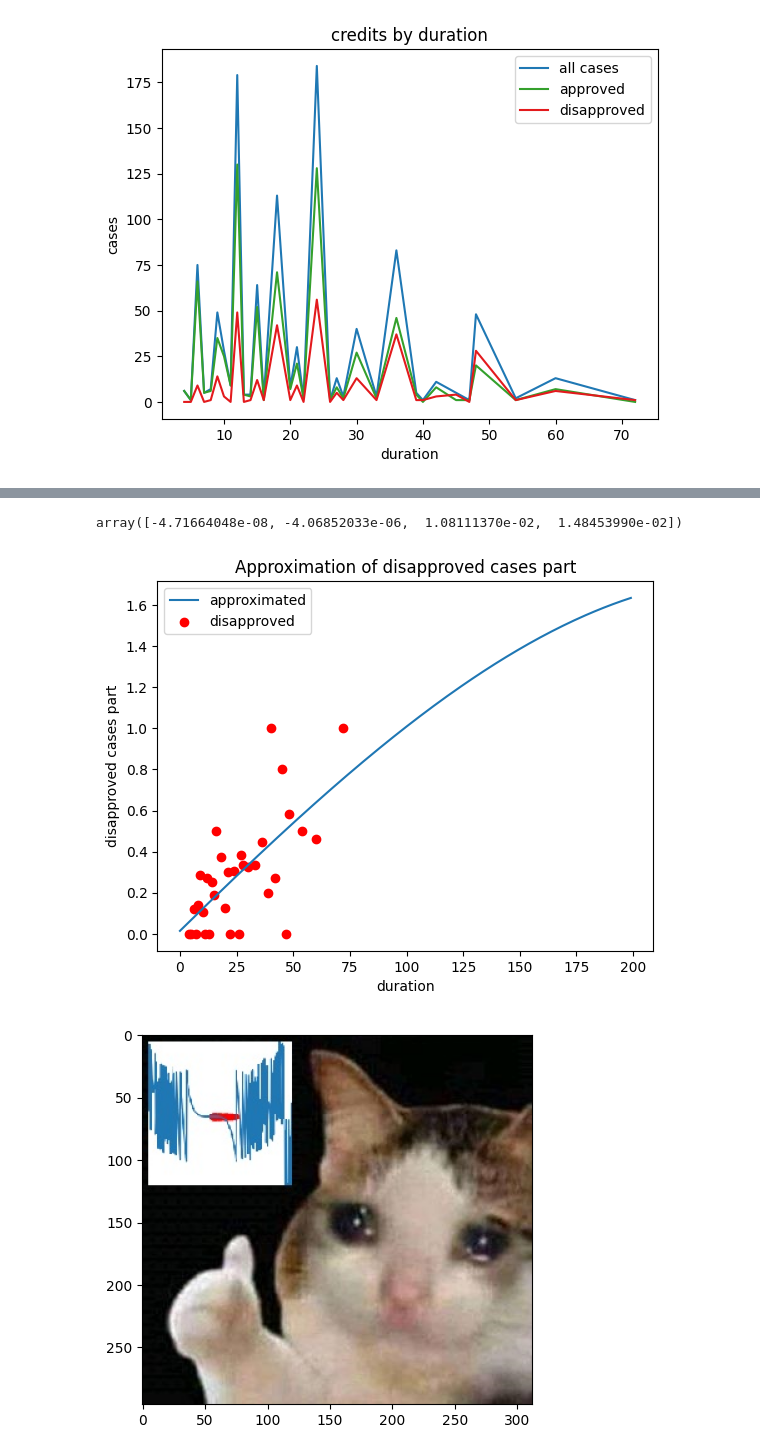
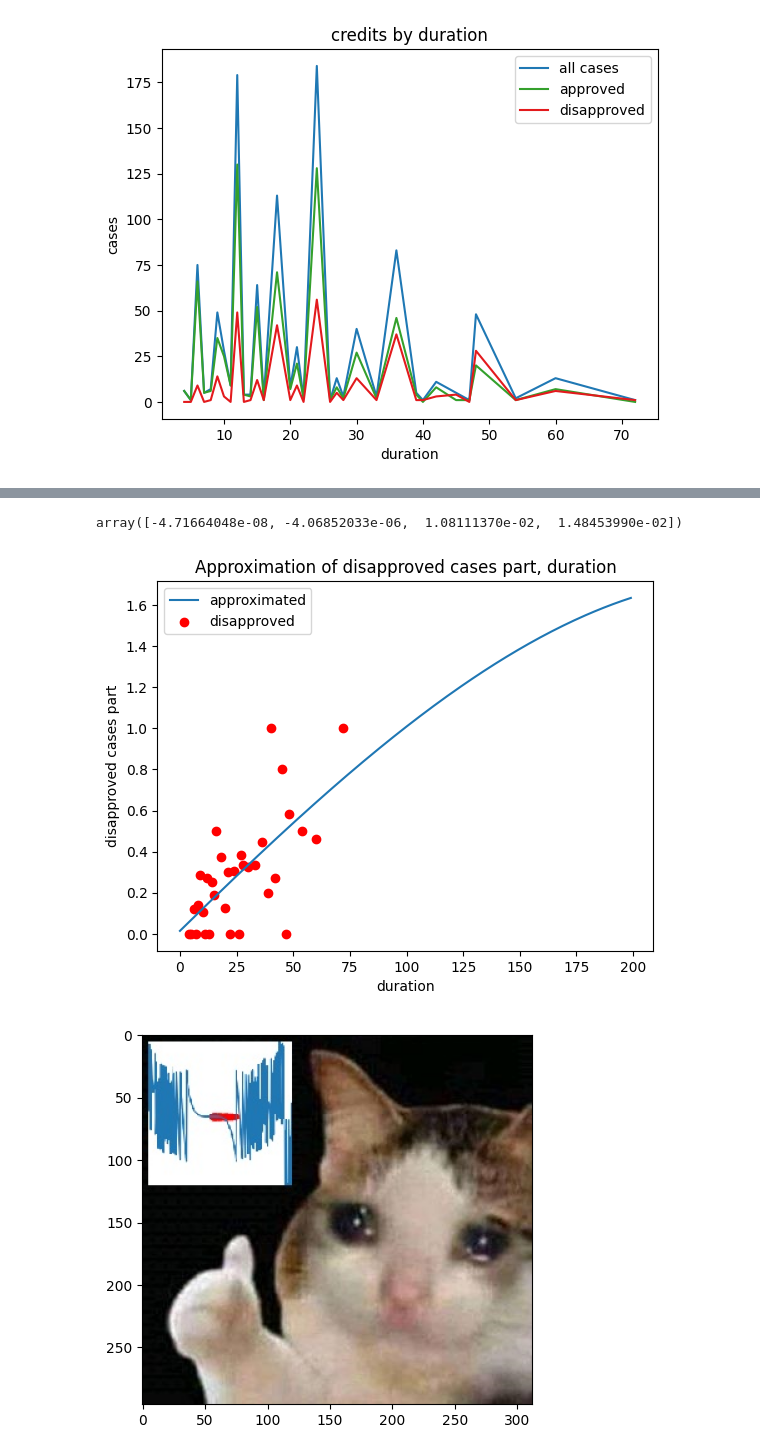
Before and after one commit to TimothyTur/BHS-test, a Jupyter notebook: СКБ201 Тур.ipynb, the cells around one changed output, grey strips where cells are left out. Cells and saved outputs as stored; diff of their text form; code cells hidden in the pictures.

```diff
--- a/СКБ201 Тур.ipynb
+++ b/СКБ201 Тур.ipynb
@@ -358,27 +359,27 @@ dtype: float64
 # %%
 # попытка аппроксимировать функицей
 # методом наименьших квадратов к x^3
 A = np.array([[x**3, x**2, x, 1] for x in df1tmp_part.index])
 B = df1tmp_part.to_numpy()
 left = np.transpose(A)@A
 right = np.transpose(A)@B
 # а вы знали что numpy умеет решать уравнения?
 duration_pol = np.linalg.solve(left, right)
 duration_func = lambda x: duration_pol[0]*x**3+duration_pol[1]*x**2+\
                           duration_pol[2]*x   +duration_pol[3]
 
 X = np.arange(0, 200)
 Y = np.array([duration_func(x) for x in X])
 plt.plot(X,Y)
 plt.scatter(df1tmp_part.index, B, color = 'Red')
 plt.legend(['approximated', 'disapproved'])
 plt.xlabel('duration')
 plt.ylabel('disapproved cases part')
-plt.title('Approximation of disapproved cases part')
+plt.title('Approximation of disapproved cases part, duration')
 duration_pol
 # %% [output]
 array([-4.71664048e-08, -4.06852033e-06,  1.08111370e-02,  1.48453990e-02])
-[figure, old version]
+[figure, new version]
 # %%
 # я столько материала для ячейки выше перекопал..
 plt.imshow(plt.imread('./cat.jpg'));
```
Also changed, not shown: parts of 22 cells of this notebook, 1 other file.
